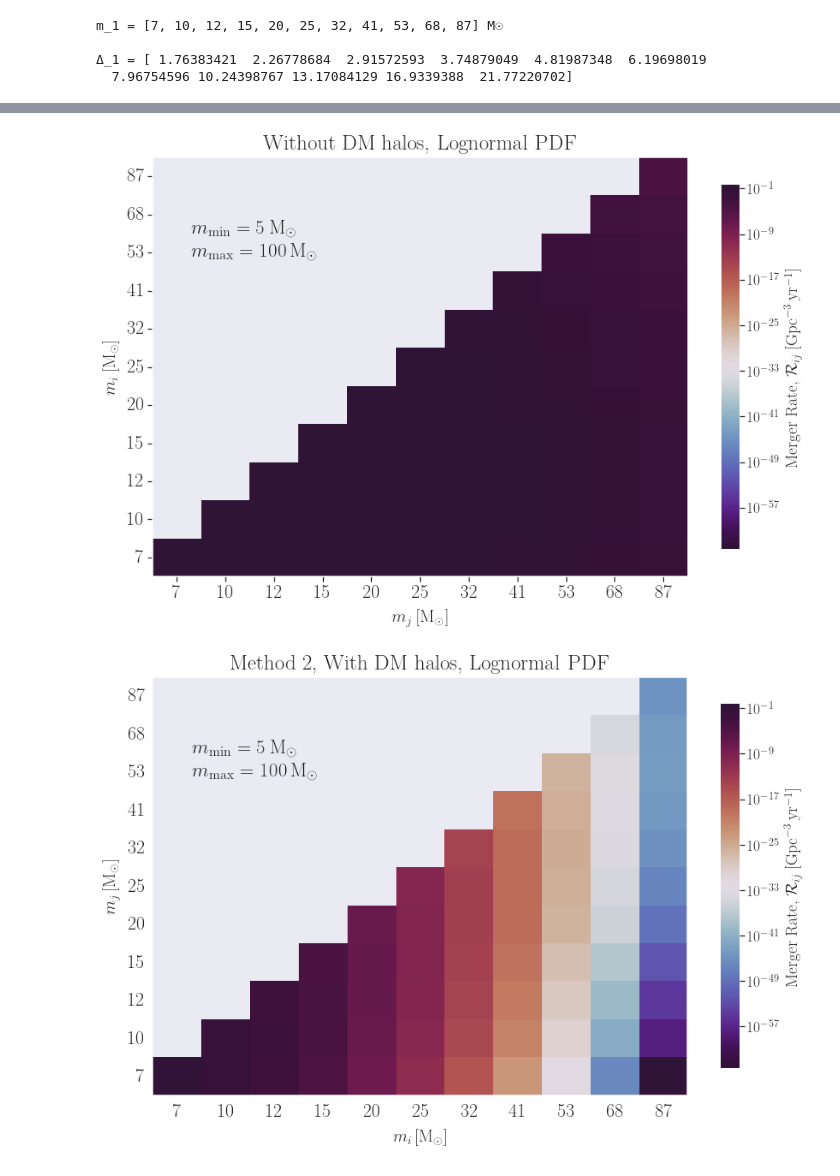
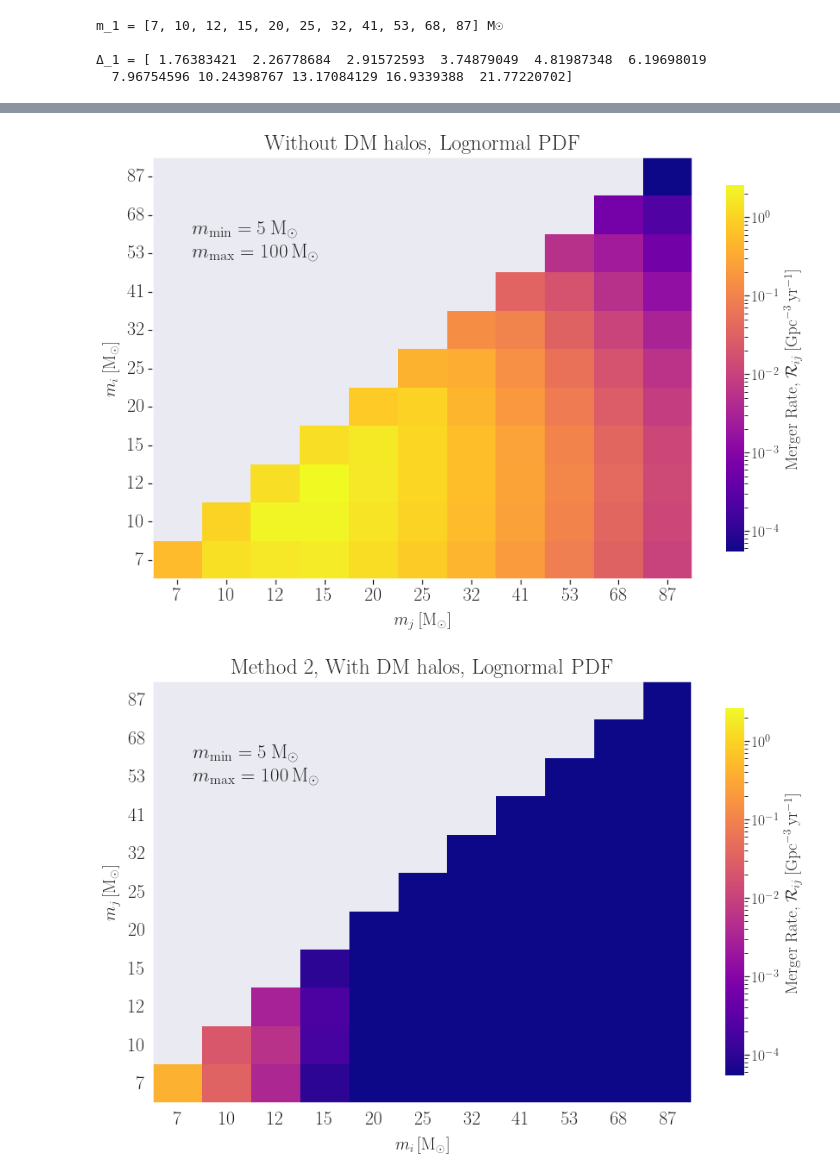
Before and after one commit to pratibhajangra591/Ifca-github, a Jupyter notebook: Merger_method2.ipynb, the cells around one changed output, grey strips where cells are left out. Cells and saved outputs as stored; diff of their text form; code cells hidden in the pictures.

```diff
--- a/Merger_method2.ipynb
+++ b/Merger_method2.ipynb
@@ -563,7 +558,7 @@ for i, (m_1, Δ_1)  in enumerate(zip(m_1_list, Δ_1_list)):
 
     for j, (m_2, Δ_2) in enumerate(zip(m_2_list, Δ_2_list)):
 
-        f_pbh = 2.04e-4                            #2.37e-4
+        f_pbh = 6.17e-5
         f = 0.85*f_pbh
 
         def P(m):     #Powerlaw PBH mass distribution
@@ -609,7 +604,7 @@ for i, (m_1, Δ_1)  in enumerate(zip(m_1_list, Δ_1_list)):
 
     for j, (m_2, Δ_2) in enumerate(zip(m_2_list, Δ_2_list)):
 
-        f_pbh = 1.95e-3
+        f_pbh = 1.67e-3
         f = 0.85*f_pbh
 
         def P(m):                  #Log-Normal PBH mass Distribution
@@ -665,7 +660,7 @@ merger_sum = 0
 for i, (m_1, Δ_1)  in enumerate(zip(m_1_list, Δ_1_list)):
     for j, (m_2, Δ_2) in enumerate(zip(m_2_list, Δ_2_list)):
 
-        f_pbh = 1.95e-3
+        f_pbh = 1.67e-3
         f = 0.85*f_pbh
 
         def P(m):                  #Log-Normal PBH mass Distribution
@@ -696,20 +691,7 @@ Merger = 65.53289497064073 Gpc⁻3 yr⁻1
 # Merger rates plots for the range of PBH masses from m_min = 5 M☉ - m_max = 100 M☉.
 # %%
 # Plots of the merger rate for PBH mass range of (5 - 100) solar mass.
-import numpy as np
-import matplotlib.pyplot as plt
-import math
-from scipy.integrate import odeint
-from scipy.integrate import quad
-import seaborn as sns
-import matplotlib.colors as colors
-from matplotlib import rcParams
-from scipy.interpolate import InterpolatedUnivariateSpline
-from matplotlib.colors import LogNorm
-plt.rcParams.update({
-  "text.usetex": True,
-  "font.family": "serif"
-})
+
 
 
 m_1 = 7       #in units of M☉
@@ -886,46 +868,47 @@ plt.rcParams['ytick.direction'] = 'out'
 
 
 
-vmin = np.min(Merger_Lognormal1_halo_method_2)
-vmax = np.max(Merger_Lognormal1_halo_method_2)
+vmin = np.min(Merger_Lognormal1_nohalo)
+vmax = np.max(Merger_Lognormal1_nohalo)
 norm = LogNorm(vmin, vmax)
 
 
-ax = sns.heatmap(Merger_Lognormal1_nohalo, mask = mask,  cmap = 'twilight_shifted', cbar = True, norm = norm,
+ax = sns.heatmap(Merger_Lognormal1_nohalo, mask = mask,  cmap = 'plasma', cbar = True, norm = norm,
                  cbar_kws = {"shrink": 0.87,'label': 'Merger Rate, $\mathcal{R}_{ij} \: [\mathrm{Gpc}^{-3} \, \mathrm{yr}^{-1}]$'})
 
 
 ax.set_xticklabels(m_1_list, fontsize = 10)
 ax.set_yticklabels(m_2_list, rotation = 360, fontsize = 10)
 ax.tick_params(left = True, bottom = True)
 
 #ax.text(0.8, 9, "$X_\mathrm{min} = 10^{-5} \: \mathrm{M_{\odot}}$", size = 19)
 #ax.text(0.8, 8.4, "$X_\mathrm{max} = 10^{5} \: \mathrm{M_{\odot}}$", size = 19)
 
 ax.text(0.8, 9, "$m_\mathrm{{min}} = 5 \: \mathrm{M_{\odot}}$", size = 23)
 ax.text(0.8, 8.4, "$m_\mathrm{{max}} = 100 \: \mathrm{M_{\odot}}$", size = 23)
 
 
 
 # make frame visible
 for _, spine in ax.spines.items():
     spine.set_visible(True)
     spine.set_linewidth(1.5)
 
 
 ax.invert_yaxis()
 plt.xticks(fontsize = 22)
 plt.yticks(fontsize = 22)
 plt.xlabel('$m_{j}\: [\mathrm{M_{\odot}}]$', fontsize = 20, labelpad = 9)
 plt.ylabel('$m_{i}\: [\mathrm{M_{\odot}}]$', fontsize = 20, labelpad = 9)
 plt.title('Without DM halos, Lognormal PDF', fontsize = 25, pad = 9)
 plt.savefig('1imLogNormalnoDM.pdf', bbox_inches = 'tight')
 plt.show()
 # %% [output]
-[figure, old version]
+[figure, new version]
 # %%
 # Plot of merger rate for LogNormal PBH mass function.
 
+Merger_Lognormal1_nohalo = np.load('Merger_Lognormal1_nohalo.npy')
 Merger_Lognormal1_halo_method_2 = np.load('Merger_Lognormal1_halo_method_2.npy')
 
 
@@ -939,12 +922,12 @@ plt.rcParams['ytick.direction'] = 'out'
 plt.rcParams['font.family'] = 'serif'
 
 
-vmin = np.min(Merger_Lognormal1_halo_method_2)
-vmax = np.max(Merger_Lognormal1_halo_method_2)
+vmin = np.min(Merger_Lognormal1_nohalo)
+vmax = np.max(Merger_Lognormal1_nohalo)
 norm = LogNorm(vmin, vmax)
 
 
-ax = sns.heatmap(Merger_Lognormal1_halo_method_2, mask = mask,  cmap = 'twilight_shifted', cbar = True, norm = norm,
+ax = sns.heatmap(Merger_Lognormal1_halo_method_2, mask = mask,  cmap = 'plasma', cbar = True, norm = norm,
                  cbar_kws = {"shrink": 0.87,'label': 'Merger Rate, $\mathcal{R}_{ij} \: [\mathrm{Gpc}^{-3} \, \mathrm{yr}^{-1}]$'})
 
 
@@ -974,7 +957,7 @@ plt.title('Method 2, With DM halos, Lognormal PDF', fontsize = 25, pad = 9)
 plt.savefig('1imhLogNormalDM.pdf', bbox_inches = 'tight')
 plt.show()
 # %% [output]
-[figure, old version]
+[figure, new version]
 # %%
 # Merger rates plots for the wider range of PBH masses from m_min = 1e-3 M☉ - m_max = 100 M☉.
 # %%
```
Also changed, not shown: parts of 17 cells of this notebook.
